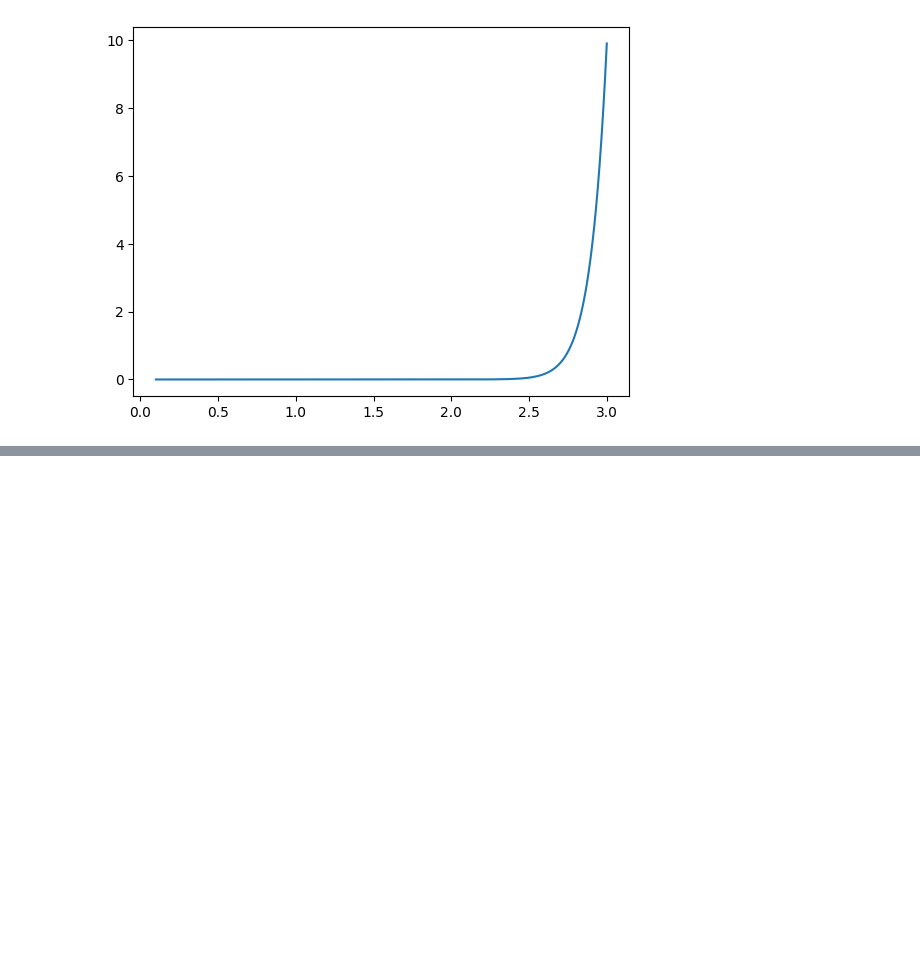
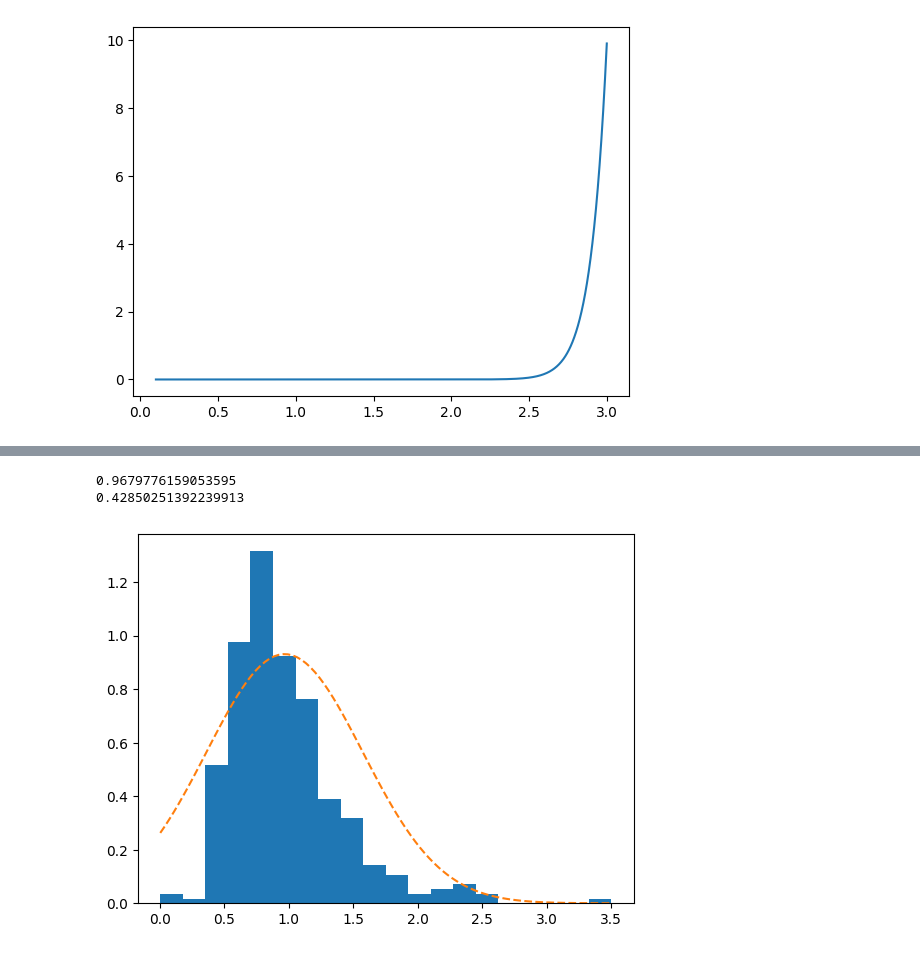
Before and after one commit to OliverRedhead/Gravitational-Lensing, a Jupyter notebook: lens_generator_oli/data/image_processing.ipynb, the cells around one changed output, grey strips where cells are left out. Saved outputs shown, nothing was run; the diff lists cells and outputs as text; code cells hidden in the pictures; blank space fills up the shorter version.

```diff
--- a/lens_generator_oli/data/image_processing.ipynb
+++ b/lens_generator_oli/data/image_processing.ipynb
@@ -206,0 +330,18 @@ plt.show()
+# %%
+mu = np.nanmean(theta)
+sigma = np.nanstd(theta)
+
+print(mu)
+print(sigma)
+
+theta_x = np.linspace(np.nanmin(theta), np.nanmax(theta), 100)
+n_y = 1 / (sigma * np.sqrt(2*np.pi)) * np.exp(- ((theta_x - mu) / (2 * sigma))**2 )
+
+
+plt.hist(theta, bins=20, density=True)
+plt.plot(theta_x, n_y, '--')
+plt.show()
+# %% [output]
+0.9679776159053595
+0.42850251392239913
+[figure, added]
```
Also changed, not shown: parts of 8 cells of this notebook, 24 other files.
